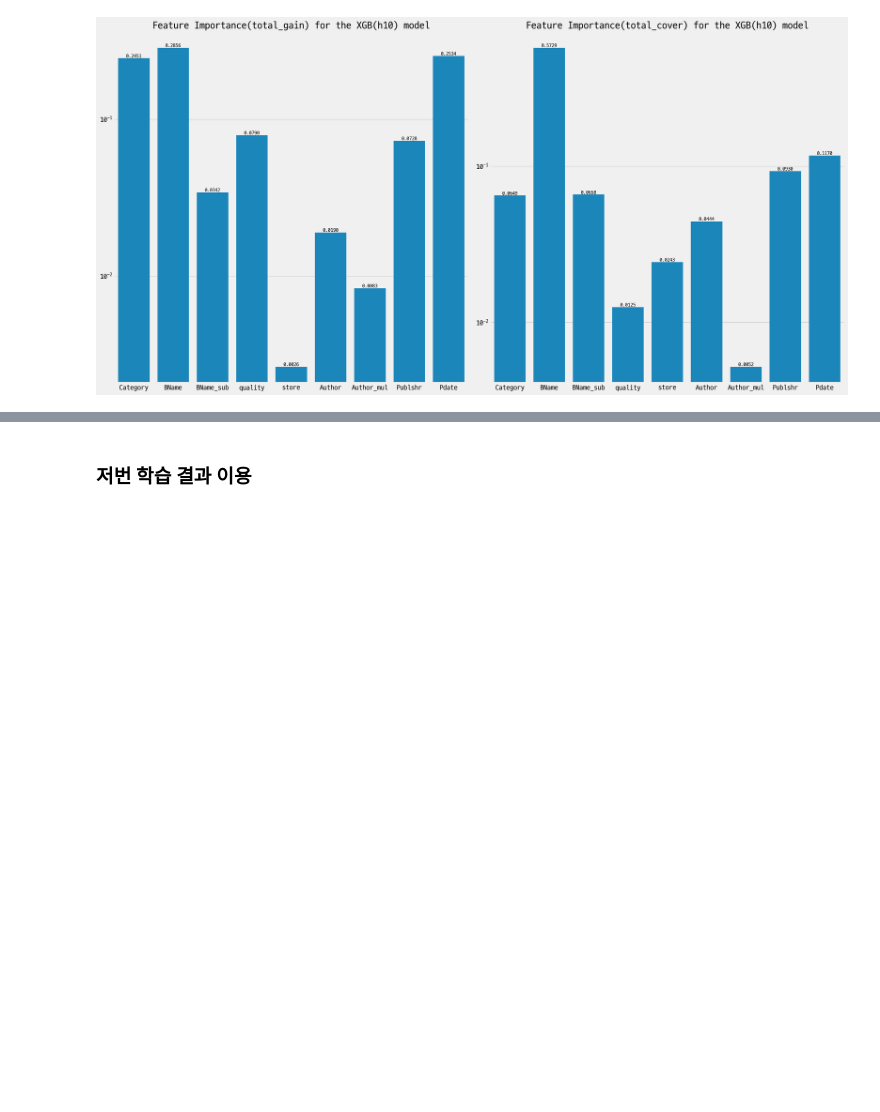
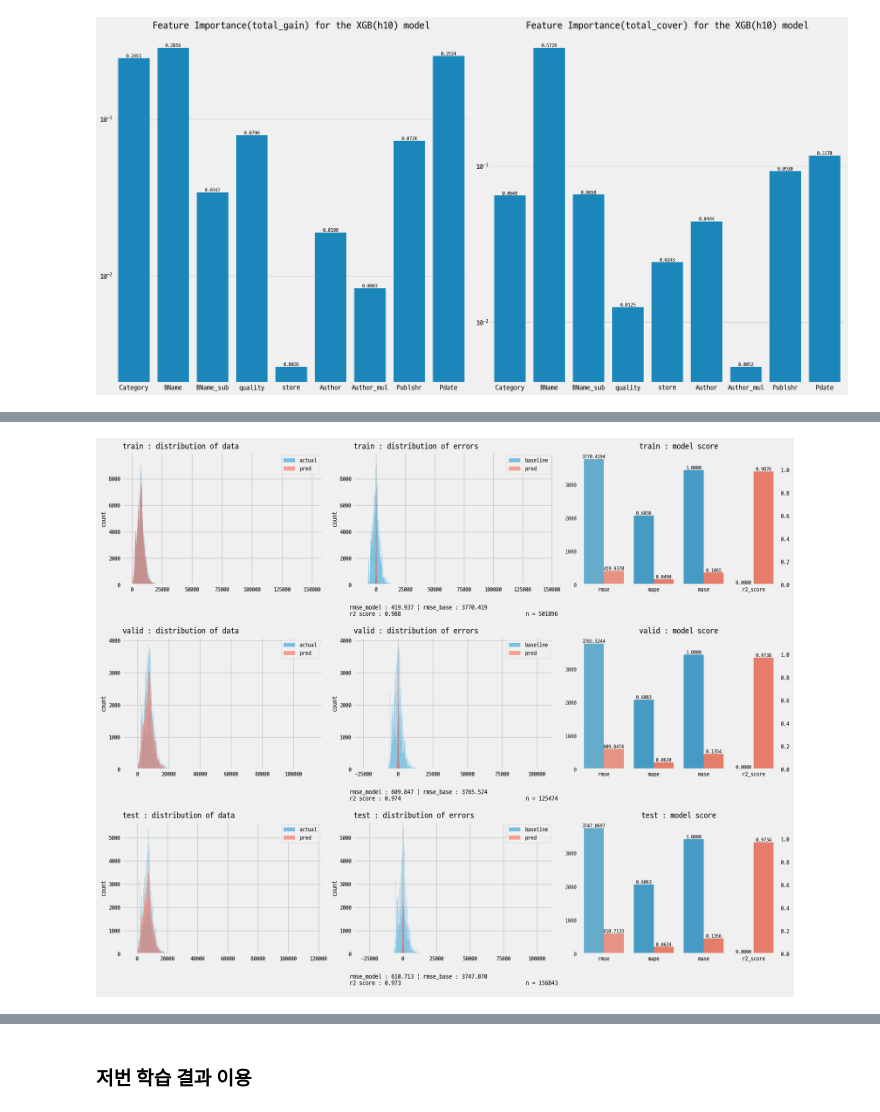
Before and after one commit to kdt-3-second-Project/aladin_usedbook, a Jupyter notebook: research/240721_hyperparameters_XGB.ipynb, the cells around one changed output, grey strips where cells are left out. Saved outputs shown, nothing was run; the diff lists cells and outputs as text; code cells hidden in the pictures; blank space fills up the shorter version.

```diff
--- a/research/240721_hyperparameters_XGB.ipynb
+++ b/research/240721_hyperparameters_XGB.ipynb
@@ -1475,0 +1553,15 @@ plot_xgb_fi('crop2','h10');
+# %%
+expt, param = 'crop1','h5'
+
+data_temp = {
+    re_abbv[key]:val
+    for key, val in data_dict[expt]['test1'].items()
+}
+pred_temp = {
+    re_abbv[key]:val
+    for key, val in pred_dict[expt]['test1'][param].items()
+}
+
+plot_reg_score(data_temp,pred_temp);
+# %% [output]
+[figure, added]
```
Also changed, not shown: parts of 139 cells of this notebook, 4 other files.
